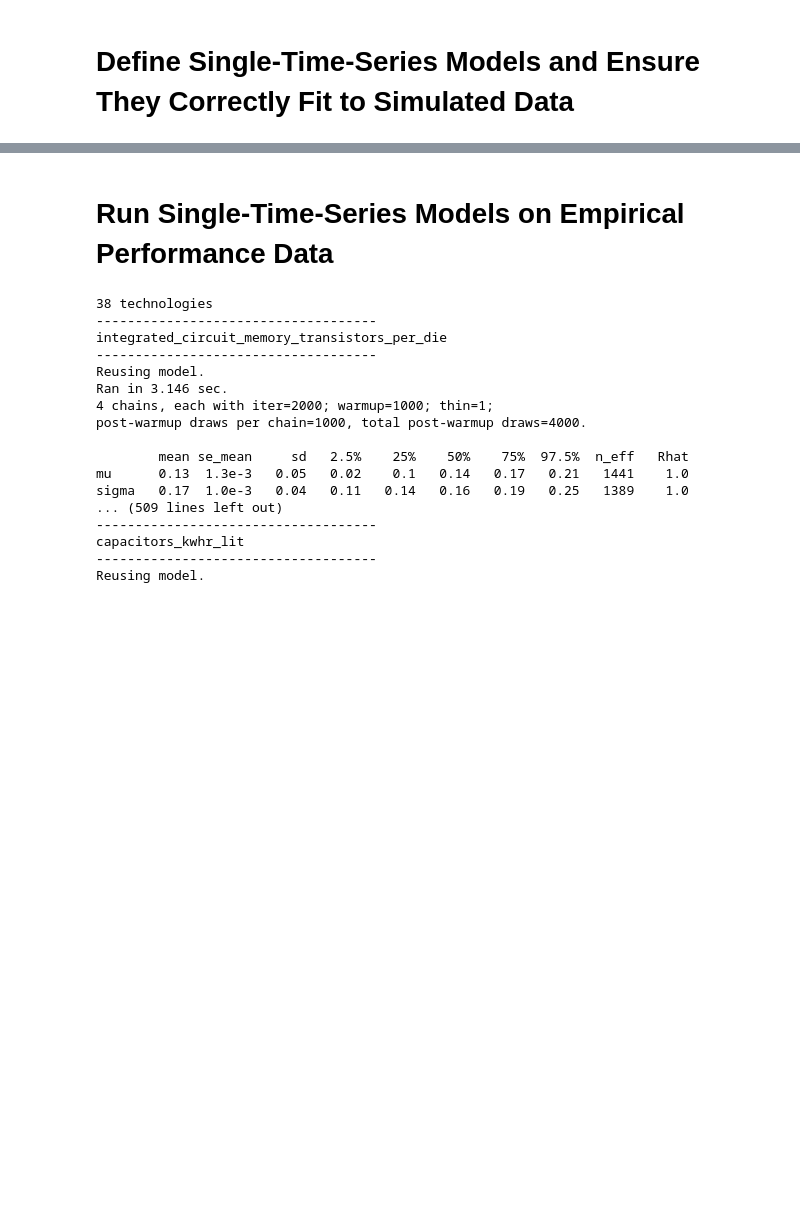
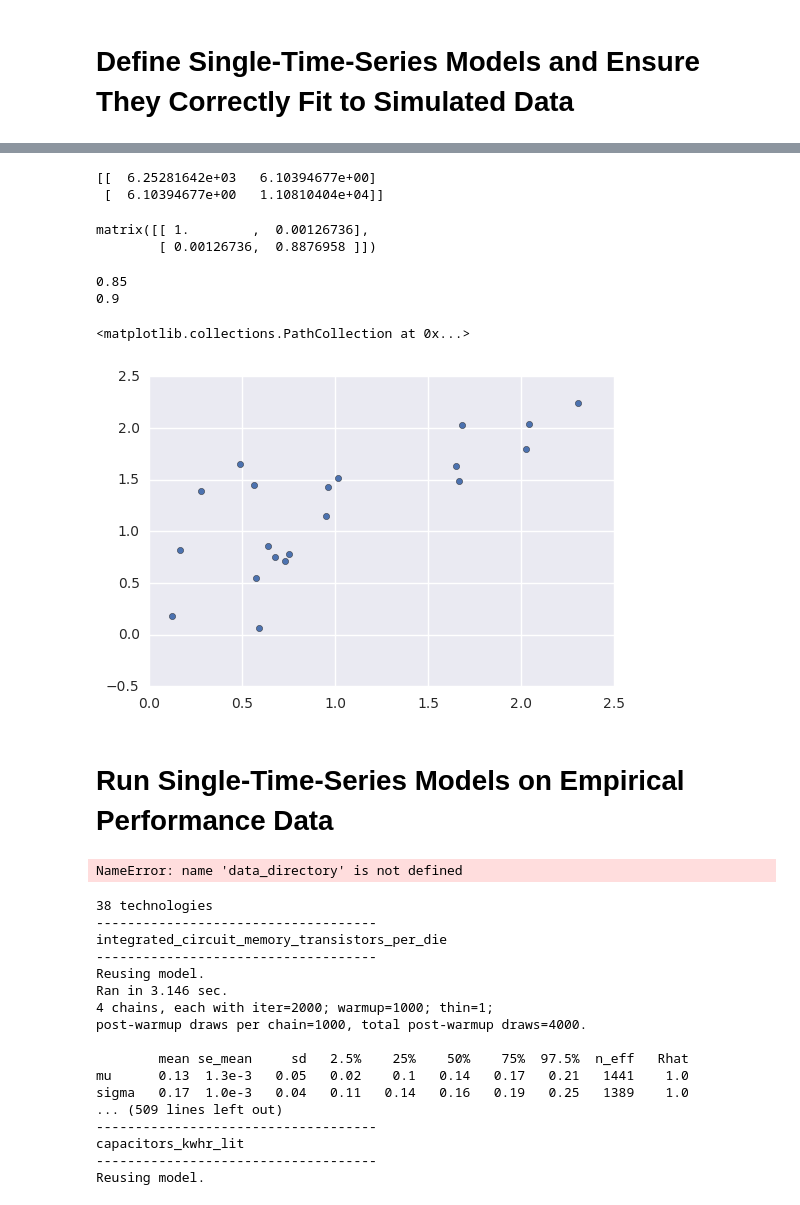
Before and after one commit to jeffalstott/technologytimeseries_forecasting, a Jupyter notebook: src/Modeling_Performance_Increases.ipynb, the cells around one changed output, grey strips where cells are left out. Cells and saved outputs as stored; diff of their text form; code cells hidden in the pictures; blank space fills up the shorter version.

Commit message:
Reorganized the models and improved the testing of the hierarchical model.

```diff
--- a/src/Modeling_Performance_Increases.ipynb
+++ b/src/Modeling_Performance_Increases.ipynb
@@ -541,3 +920,34 @@ theta: 0.80, inferred theta: 0.90
+# %%
+z = zeros((2,2))
+for i in arange(4000):
+    z += matrix(diag(model_fit['tau'][i]))*matrix(model_fit['L_Omega'][i])*matrix(model_fit['L_Omega'][i].T)*matrix(diag(model_fit['tau'][i]))
+print(z/4000)
+# %% [output]
+[[  6.25281642e+03   6.10394677e+00]
+ [  6.10394677e+00   1.10810404e+04]]
+# %%
+LO = matrix(model_fit['L_Omega'].mean(axis=0))
+LO*LO.T
+# %% [output]
+matrix([[ 1.        ,  0.00126736],
+        [ 0.00126736,  0.8876958 ]])
+# %%
+### What portion of the time series have their mu or sigma within the 95% CI?
+from scipy.stats import percentileofscore
+a = array((list(map(percentileofscore, model_fit['mu'].T, mus))))
+print(mean((2.5<a)*(a<97.5)))
+a = array((list(map(percentileofscore, model_fit['sigma'].T, sigmas))))
+print(mean((2.5<a)*(a<97.5)))
+# %% [output]
+0.85
+0.9
+# %%
+scatter(model_fit['mu'].mean(axis=0),
+        model_fit['sigma'].mean(axis=0)
+       )
+# %% [output]
+<matplotlib.collections.PathCollection at 0x...>
+[figure, added]
 # %% [markdown]
 Run Single-Time-Series Models on Empirical Performance Data
 ====
@@ -547,6 +957,9 @@ data = data.reindex(arange(data.index[0],data.index[-1]+1))
 metadata = pd.read_csv(data_directory+'time_series_metadata.csv')
 technology_models = {}
 technology_models_prediction = {}
+technology_models_parameters = {}
+# %% [output]
+NameError: name 'data_directory' is not defined
 # %%
 target_tech_names = metadata.ix[metadata['Type']=='Performance', 'Name']
 print("%i technologies"%target_tech_names.shape[0])
```
Also changed, not shown: parts of 20 cells of this notebook.
